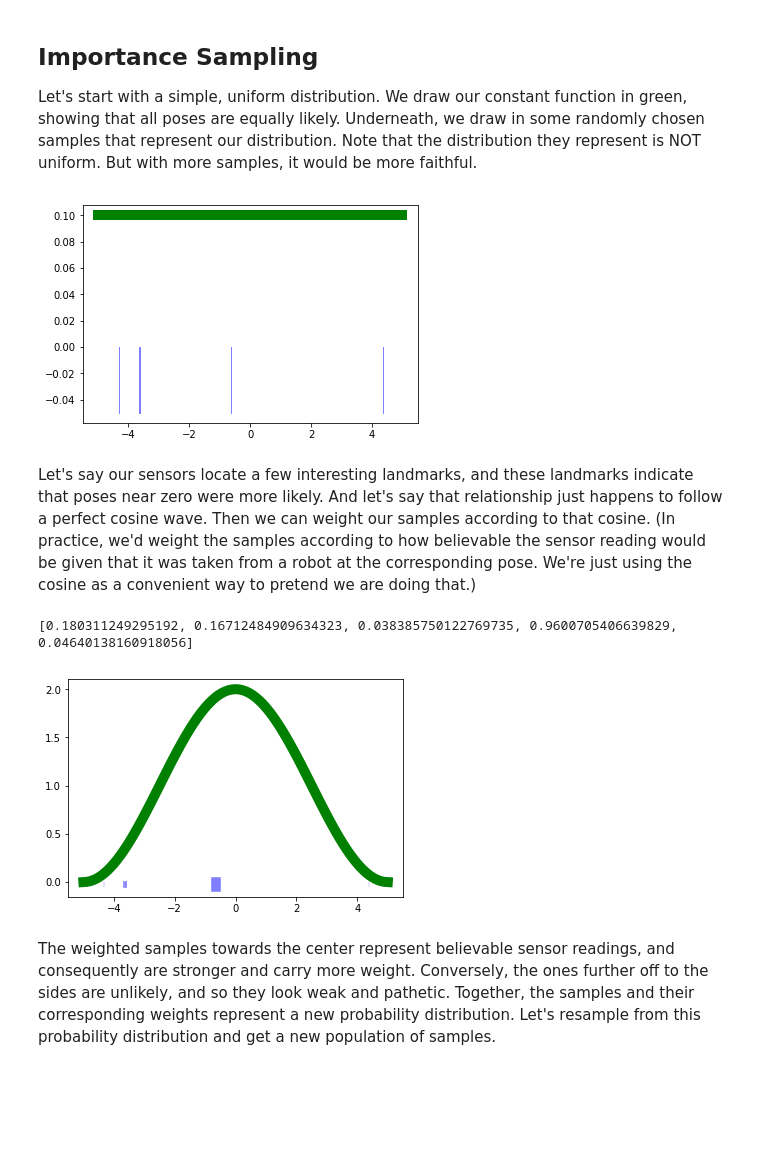
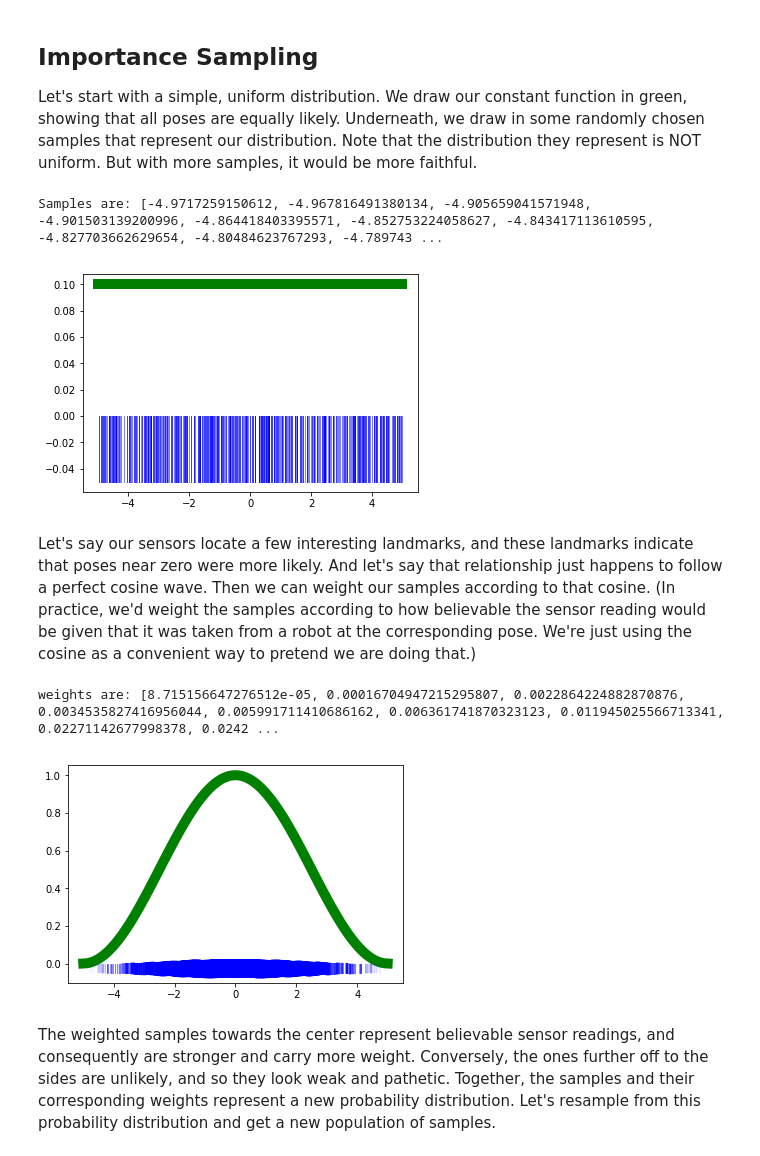
Before and after one commit to jfogarty/machine-learning-intro-workshop, a Jupyter notebook: notebooks/particle_filters.ipynb, the cells around one changed output. Drawn from its saved outputs; the diff is of its cells as text; code cells hidden in the pictures; blank space fills up the shorter version.

```diff
--- a/notebooks/particle_filters.ipynb
+++ b/notebooks/particle_filters.ipynb
@@ -16,36 +16,51 @@ You can think of this as being similar to a Genetic Algorithm.  GAs keep a popul
 # %% [markdown]
 ## Importance Sampling
 Let's start with a simple, uniform distribution.  We draw our constant function in green, showing that all poses are equally likely.  Underneath, we draw in some randomly chosen samples that represent our distribution.  Note that the distribution they represent is NOT uniform.  But with more samples, it would be more faithful.
+# %%
+import scipy.stats as stats
+import math
+import random
+import numpy as np
+
+MIN_X = -5
+MAX_X = 5
+
+# Number of samples we will track.
+# Smaller numbers like 5 are good for seeing what happens to individual samples.
+# Bigger numbers like 500 are better for seeing what the distribution looks like.
+numSamples = 500
+
+def make_new_sample():
+  return random.random() * (MAX_X-MIN_X) + MIN_X
+
+# Get some guide points for plotting nice functions
+guideXs = np.linspace(-5,5, 100)
 # %%
-import scipy.stats as stats
-import math
-import random
+ys = np.array([0.1 for i in guideXs])
+plt.plot(guideXs, ys, color='g', linewidth=10)
 
+sampleXs=[make_new_sample() for i in range(numSamples)]
+sampleXs.sort()
+print ("Samples are: "+str(sampleXs))
 
-xs = np.linspace(-5,5, 100)
-ys = np.array([0.1 for i in xs])
-plt.plot(x, ys, color='g', linewidth=10)
-
-sampleX=[random.random()*10-5 for i in range(5)]
-
-dummy=[plt.plot((i,i), (-0.05, 0), linewidth=1, color='b', alpha=0.5) for i in sampleX]
+dummy=[plt.plot((i,i), (-0.05, 0), linewidth=1, color='b', alpha=0.5) for i in sampleXs]
 # %% [output]
+Samples are: [-4.9717259150612, -4.967816491380134, -4.905659041571948, -4.901503139200996, -4.864418403395571, -4.852753224058627, -4.843417113610595, -4.827703662629654, -4.80484623767293, -4.789743 ...
-[figure, old version]
+[figure, new version]
 # %% [markdown]
 Let's say our sensors locate a few interesting landmarks, and these landmarks indicate that poses near zero were more likely.  And let's say that relationship just happens to follow a perfect cosine wave.  Then we can weight our samples according to that cosine.  (In practice, we'd weight the samples according to how believable the sensor reading would be given that it was taken from a robot at the corresponding pose.  We're just using the cosine as a convenient way to pretend we are doing that.)
 # %%
-import scipy.stats as stats
-import math
+def sensor_model_likelihood_from_position(x):
+  return (math.cos(x*math.pi/5)+1)/2
 
-#xs = np.linspace(-5,5, 100)
-ys = np.array([math.cos(i*math.pi/5)+1 for i in xs])
-plt.plot(xs, ys, color='g', linewidth=10)
-ws = [(math.cos(i*math.pi/5)+1)/2 for i in sampleX] # all weights 0..2
-print(ws)
-dummy=[plt.plot((i,i), (-0.05, 0), linewidth=5*(math.cos(i*math.pi/5)+1), color='b', alpha=0.5) for i in sampleX]
+ys = np.array([sensor_model_likelihood_from_position(i) for i in guideXs])
+plt.plot(guideXs, ys, color='g', linewidth=10)
+ws = [(math.cos(i*math.pi/5)+1)/2 for i in sampleXs] # all weights 0..2
+print("weights are: "+str(ws))
+dummy=[plt.plot((i,i), (-0.05, 0), linewidth=10*sensor_model_likelihood_from_position(i), color='b', alpha=0.5) for i in sampleXs]
 # %% [output]
-[0.180311249295192, 0.16712484909634323, 0.038385750122769735, 0.9600705406639829, 0.04640138160918056]
+weights are: [8.715156647276512e-05, 0.00016704947215295807, 0.0022864224882870876, 0.0034535827416956044, 0.005991711410686162, 0.006361741870323123, 0.011945025566713341, 0.02271142677998378, 0.0242 ...
-[figure, old version]
+[figure, new version]
 # %% [markdown]
 The weighted samples towards the center represent believable sensor readings, and consequently are stronger and carry more weight.  Conversely, the ones further off to the sides are unlikely, and so they look weak and pathetic.  Together, the samples and their corresponding weights represent a new probability distribution.  Let's resample from this probability distribution and get a new population of samples.
 # %%
```
Also changed, not shown: parts of 10 cells of this notebook.
